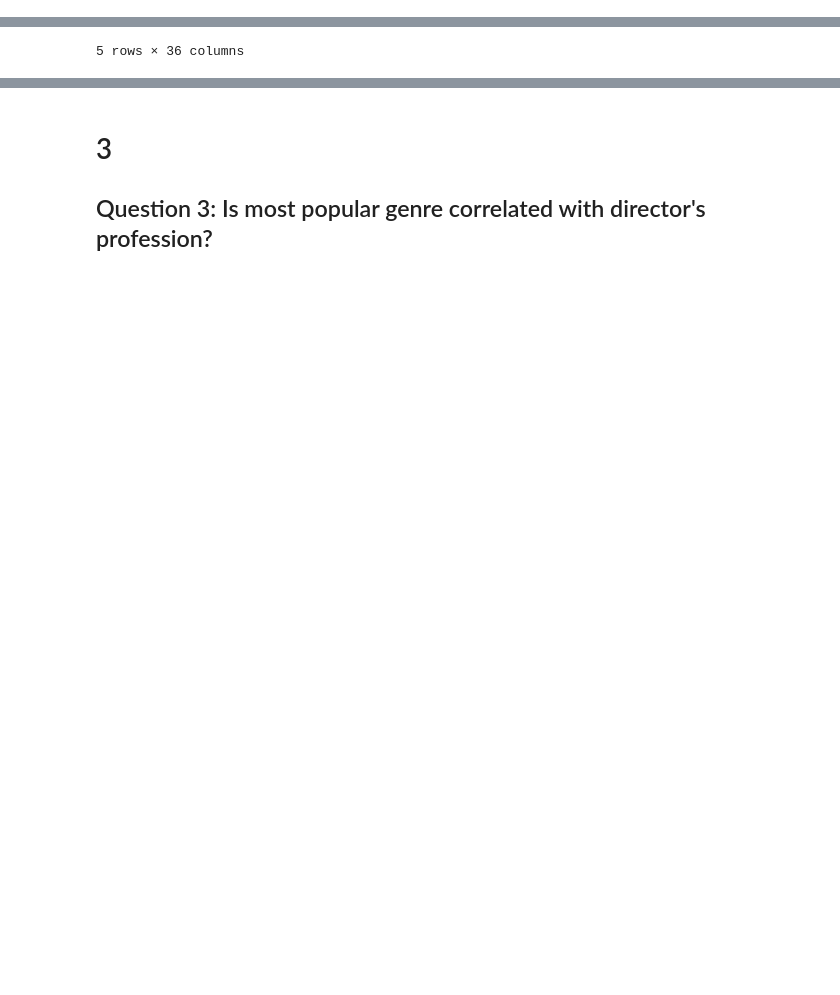
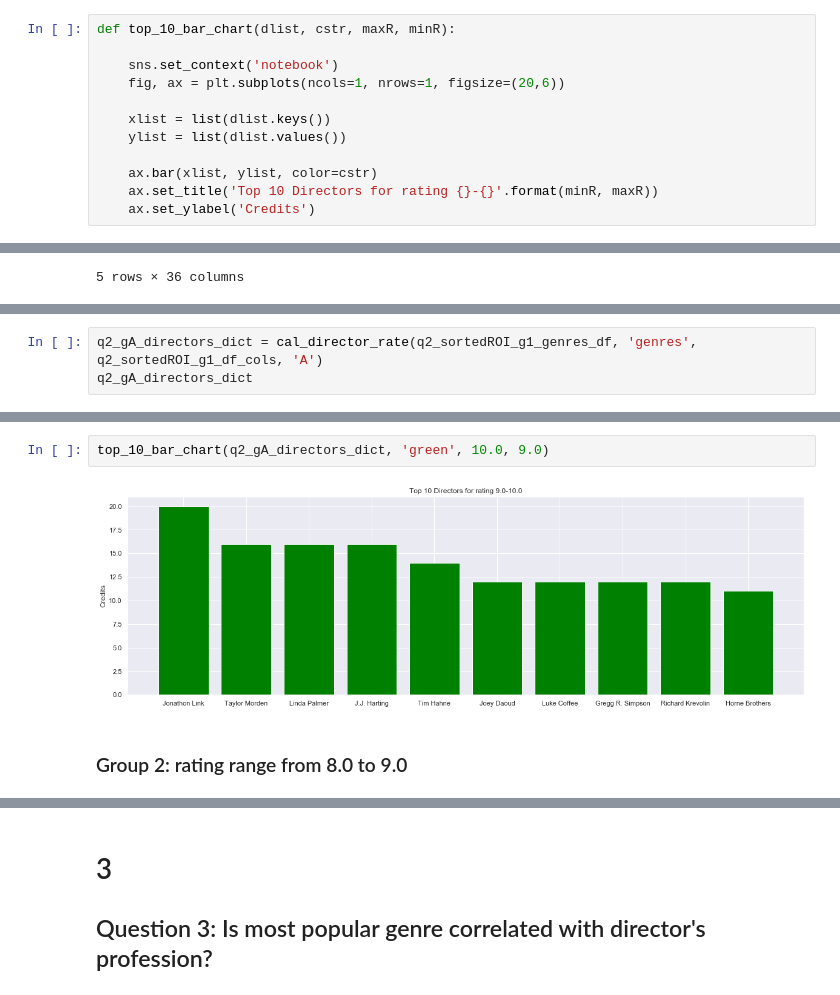
Before and after one commit to renjmindy/dsc-mod-1-project-v2-1-onl01-dtsc-ft-052620, a Jupyter notebook: student_v5.ipynb, the cells around one changed output, grey strips where cells are left out. Saved outputs shown, nothing was run; the diff lists cells and outputs as text; blank space fills up the shorter version.

```diff
--- a/student_v5.ipynb
+++ b/student_v5.ipynb
@@ -504,2 +560,14 @@ def cal_genre_type(df, col, num):
+# %%
+def top_10_bar_chart(dlist, cstr, maxR, minR):
+
+    sns.set_context('notebook')
+    fig, ax = plt.subplots(ncols=1, nrows=1, figsize=(20,6))
+
+    xlist = list(dlist.keys())
+    ylist = list(dlist.values())
+
+    ax.bar(xlist, ylist, color=cstr)
+    ax.set_title('Top 10 Directors for rating {}-{}'.format(minR, maxR))
+    ax.set_ylabel('Credits')
 # %% [markdown]
 # 2
@@ -725,0 +810,3 @@ sns.barplot(y=keys, x=values, color='blue')
+# %%
+q2_gA_directors_dict = cal_director_rate(q2_sortedROI_g1_genres_df, 'genres', q2_sortedROI_g1_df_cols, 'A')
+q2_gA_directors_dict
@@ -725,0 +847,6 @@ sns.barplot(y=keys, x=values, color='blue')
+# %%
+top_10_bar_chart(q2_gA_directors_dict, 'green', 10.0, 9.0)
+# %% [output]
+[figure, added]
+# %% [markdown]
+### Group 2: rating range from 8.0 to 9.0
```
Also changed, not shown: parts of 63 cells of this notebook.
